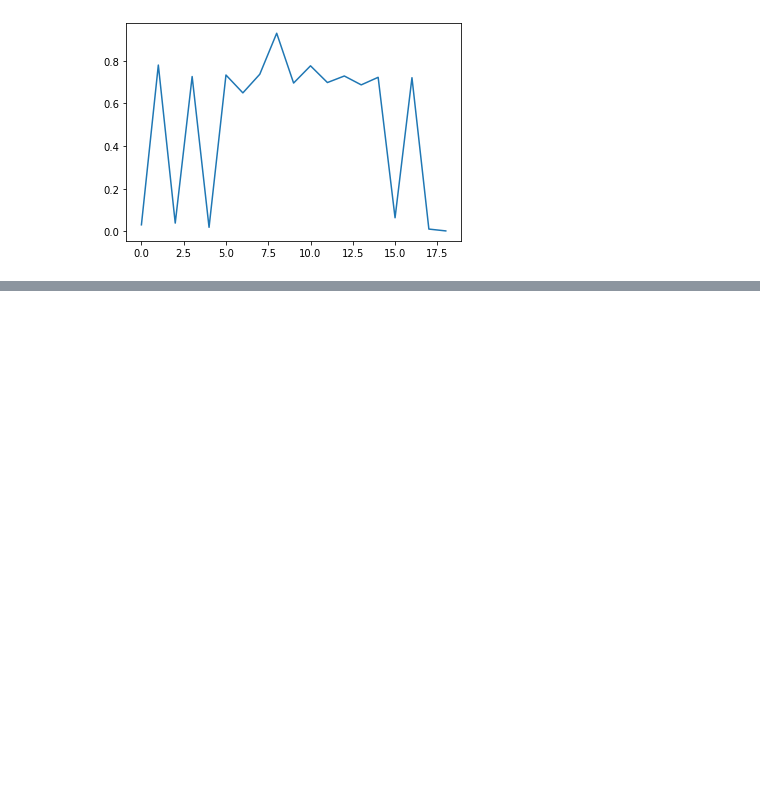
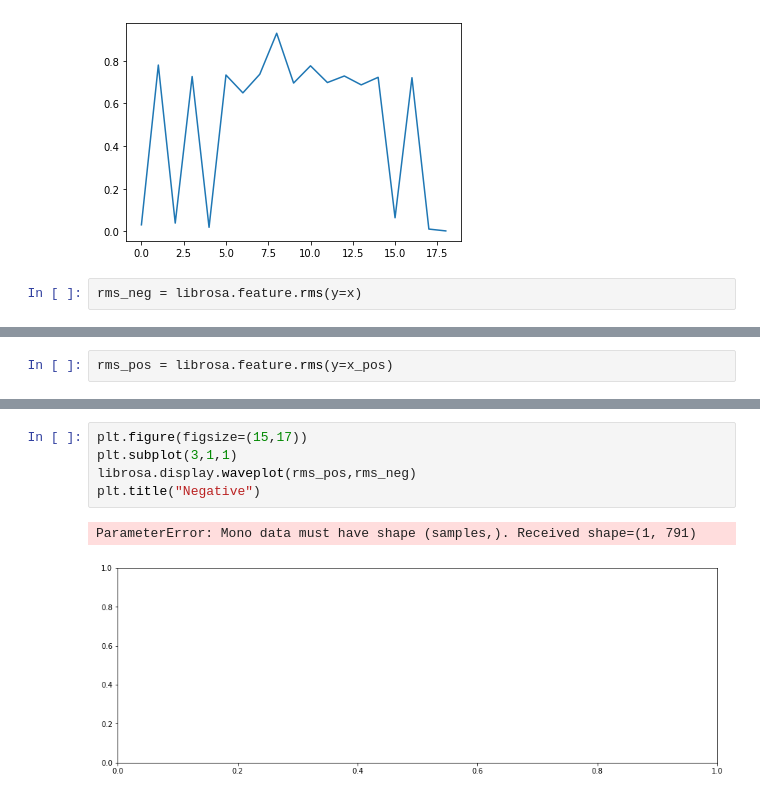
Before and after one commit to Struth-129/Covid-Cough-detector, a Jupyter notebook: VisualizingData.ipynb, the cells around one changed output, grey strips where cells are left out. Drawn from its saved outputs; the diff is of its cells as text; blank space fills up the shorter version.

```diff
--- a/VisualizingData.ipynb
+++ b/VisualizingData.ipynb
@@ -145,3 +145,5 @@ plt.plot(t,Ampli_neg)
 # %% [output]
 [<matplotlib.lines.Line2D at 0x...>]
 [figure]
+# %%
+rms_neg = librosa.feature.rms(y=x)
@@ -147,0 +170,2 @@ plt.plot(t,Ampli_neg)
+# %%
+rms_pos = librosa.feature.rms(y=x_pos)
@@ -147,0 +192,8 @@ plt.plot(t,Ampli_neg)
+# %%
+plt.figure(figsize=(15,17))
+plt.subplot(3,1,1)
+librosa.display.waveplot(rms_pos,rms_neg)
+plt.title("Negative")
+# %% [output]
+ParameterError: Mono data must have shape (samples,). Received shape=(1, 791)
+[figure, added]
```
Also changed, not shown: parts of 2 cells of this notebook, 1 other file.
